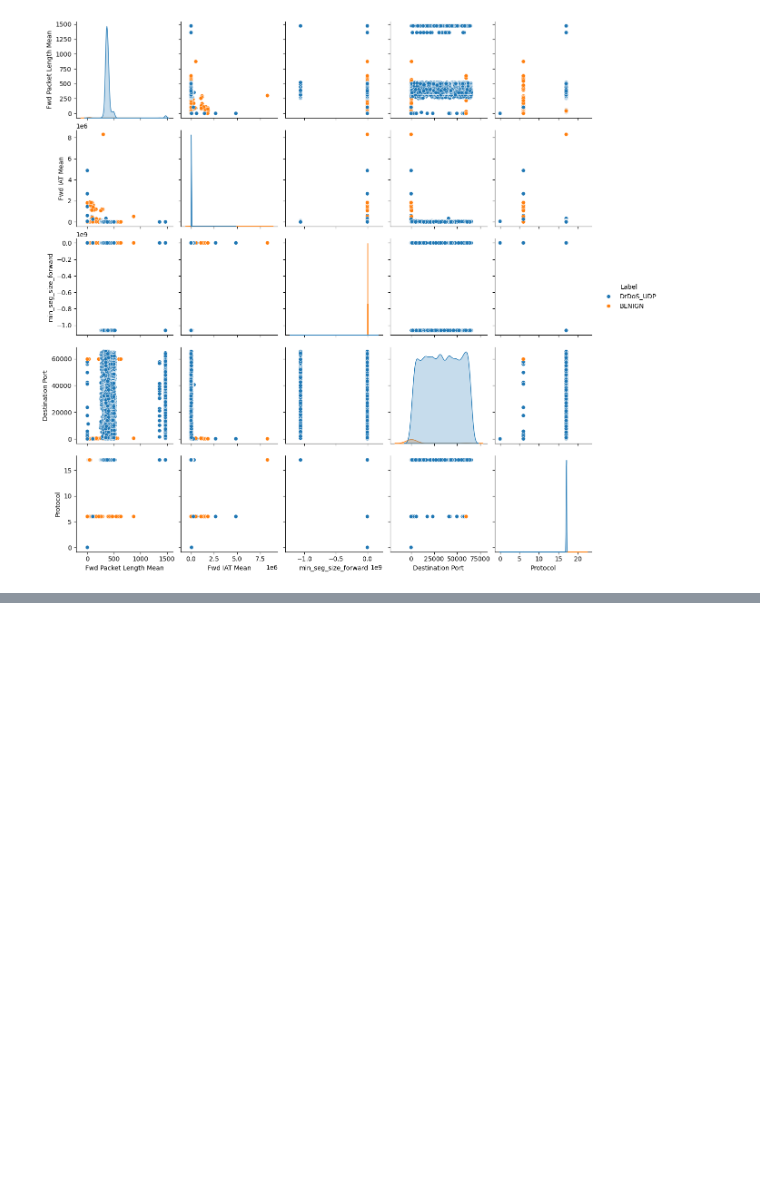
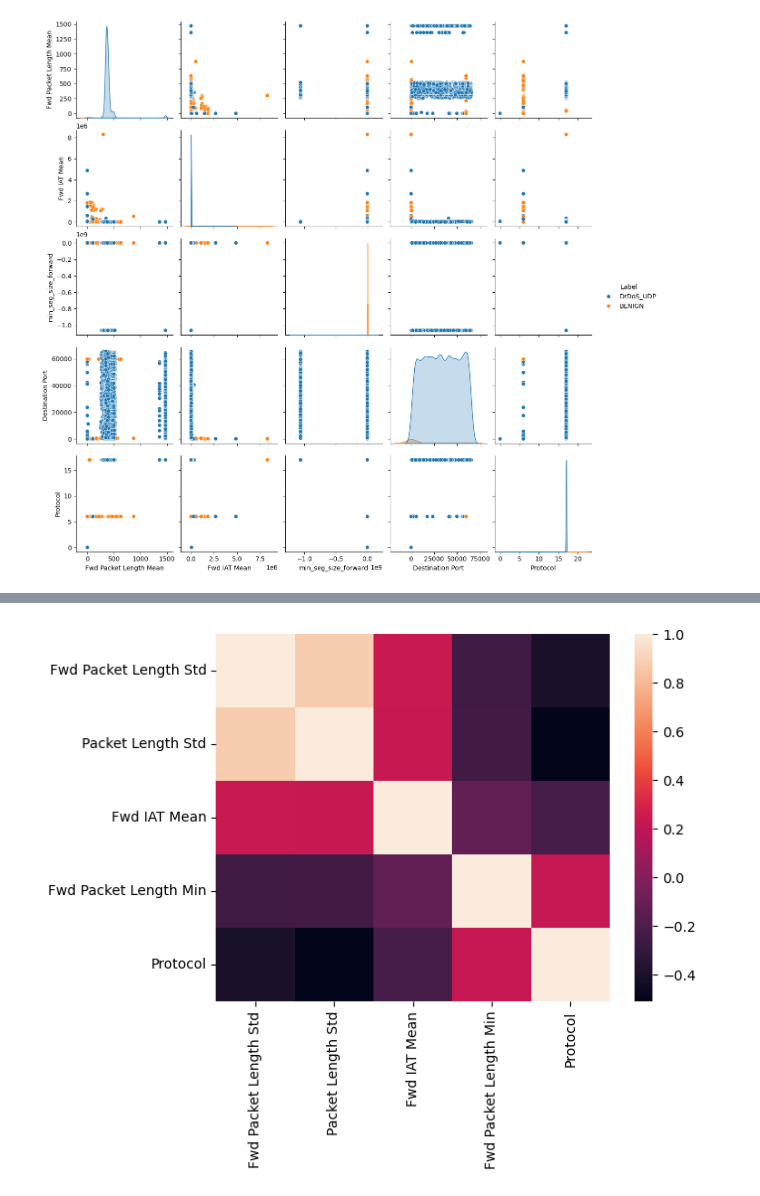
Before and after one commit to davijls9/-algoritmo-Random-Forest-para-identifica-DDoS-UDP, a Jupyter notebook: apresentacao_de_dados_oficial-Com corte.ipynb, the cells around one changed output, grey strips where cells are left out. Cells and saved outputs as stored; diff of their text form; code cells hidden in the pictures; blank space fills up the shorter version.

```diff
--- a/apresentacao_de_dados_oficial-Com corte.ipynb
+++ b/apresentacao_de_dados_oficial-Com corte.ipynb
@@ -587,0 +602,4 @@ criar_sns_pairplot(df_dados7, 7)
+# %%
+criar_sns_hearmapcor(df_dados3, 3)
+# %% [output]
+[figure, added]
```
Also changed, not shown: parts of 14 cells of this notebook, 3 other files.
